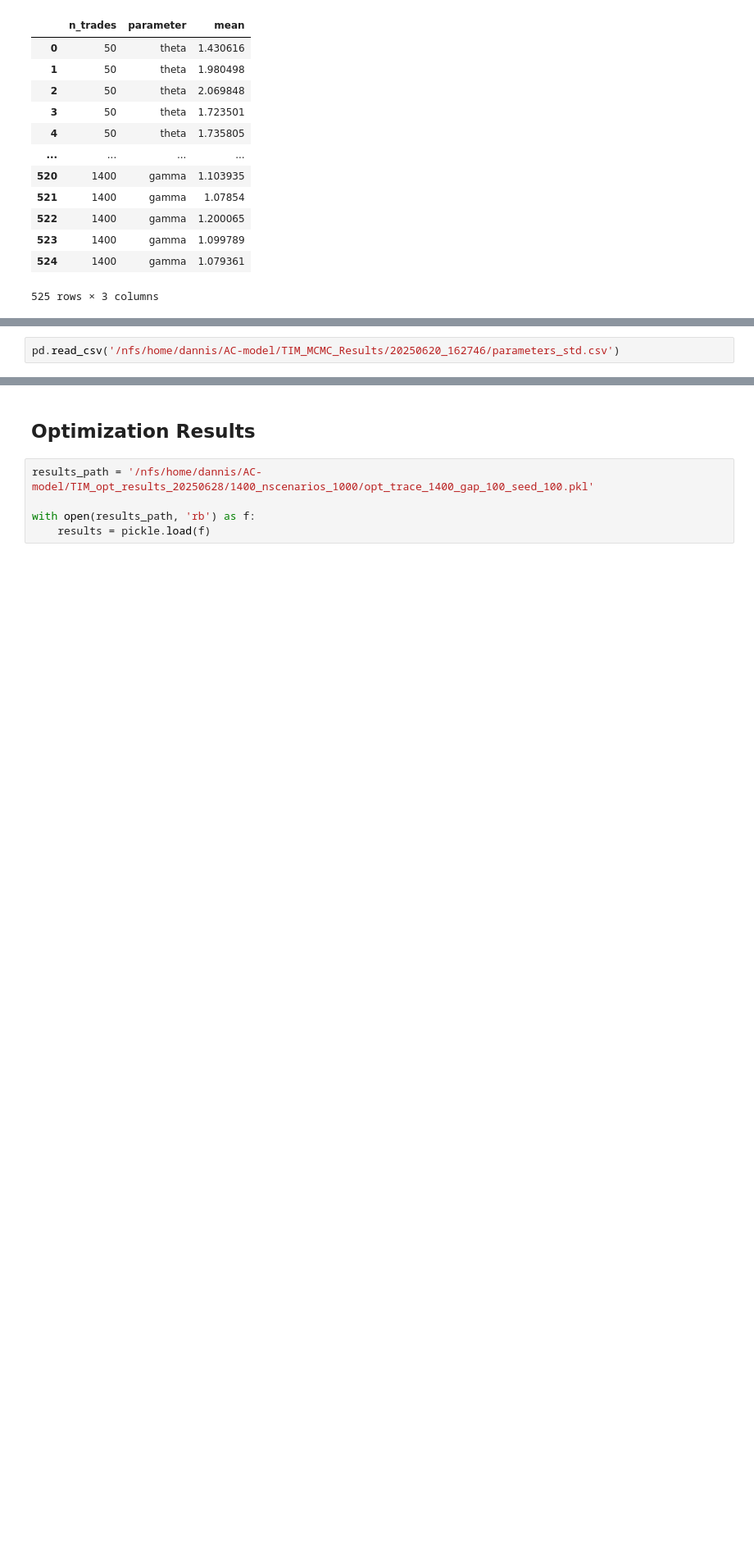
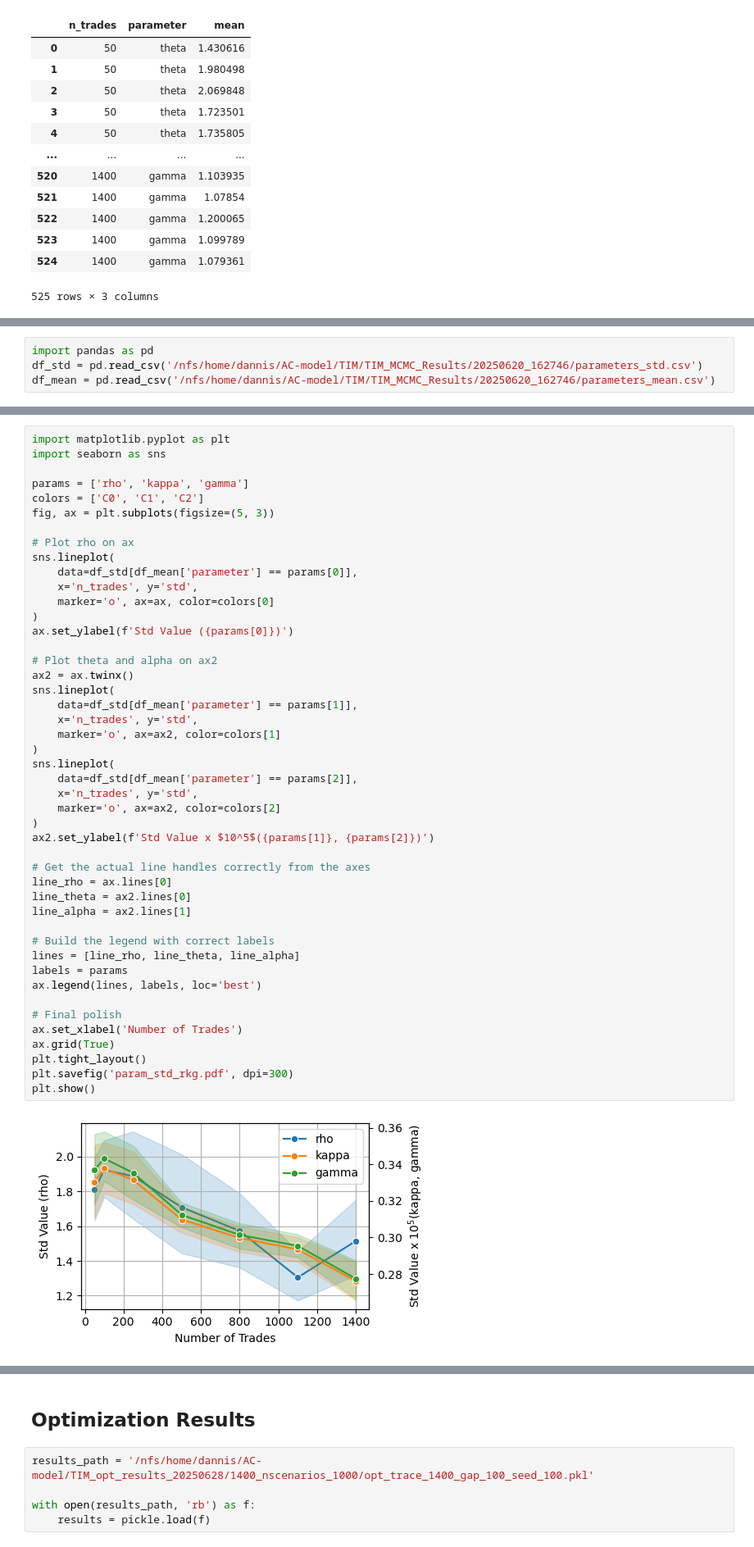
Before and after one commit to danni-shi/VaR_opt, a Jupyter notebook: TIM/notebook.ipynb, the cells around one changed output, grey strips where cells are left out. Shown at 82% size. Drawn from its saved outputs; the diff is of its cells as text; blank space fills up the shorter version.

```diff
--- a/TIM/notebook.ipynb
+++ b/TIM/notebook.ipynb
@@ -422,2 +416,4 @@ df_std.to_csv('/nfs/home/dannis/AC-model/TIM_MCMC_Results/20250620_162746/parame
 # %%
-pd.read_csv('/nfs/home/dannis/AC-model/TIM_MCMC_Results/20250620_162746/parameters_std.csv')
+import pandas as pd
+df_std = pd.read_csv('/nfs/home/dannis/AC-model/TIM/TIM_MCMC_Results/20250620_162746/parameters_std.csv')
+df_mean = pd.read_csv('/nfs/home/dannis/AC-model/TIM/TIM_MCMC_Results/20250620_162746/parameters_mean.csv')
@@ -437,0 +436,48 @@ pd.read_csv('/nfs/home/dannis/AC-model/TIM_MCMC_Results/20250620_162746/paramete
+# %%
+import matplotlib.pyplot as plt
+import seaborn as sns
+
+params = ['rho', 'kappa', 'gamma']
+colors = ['C0', 'C1', 'C2']
+fig, ax = plt.subplots(figsize=(5, 3))
+
+# Plot rho on ax
+sns.lineplot(
+    data=df_std[df_mean['parameter'] == params[0]],
+    x='n_trades', y='std',
+    marker='o', ax=ax, color=colors[0]
+)
+ax.set_ylabel(f'Std Value ({params[0]})')
+
+# Plot theta and alpha on ax2
+ax2 = ax.twinx()
+sns.lineplot(
+    data=df_std[df_mean['parameter'] == params[1]],
+    x='n_trades', y='std',
+    marker='o', ax=ax2, color=colors[1]
+)
+sns.lineplot(
+    data=df_std[df_mean['parameter'] == params[2]],
+    x='n_trades', y='std',
+    marker='o', ax=ax2, color=colors[2]
+)
+ax2.set_ylabel(f'Std Value x $10^5$({params[1]}, {params[2]})')
+
+# Get the actual line handles correctly from the axes
+line_rho = ax.lines[0]
+line_theta = ax2.lines[0]
+line_alpha = ax2.lines[1]
+
+# Build the legend with correct labels
+lines = [line_rho, line_theta, line_alpha]
+labels = params
+ax.legend(lines, labels, loc='best')
+
+# Final polish
+ax.set_xlabel('Number of Trades')
+ax.grid(True)
+plt.tight_layout()
+plt.savefig('param_std_rkg.pdf', dpi=300)
+plt.show()
+# %% [output]
+[figure, added]
```
Also changed, not shown: parts of 20 cells of this notebook, 16 other files.
